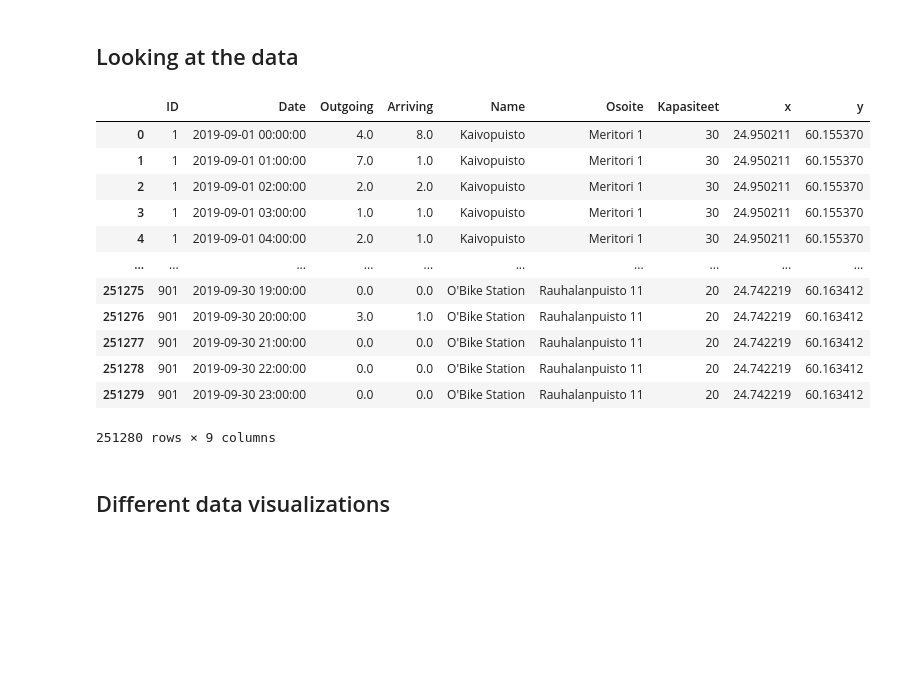
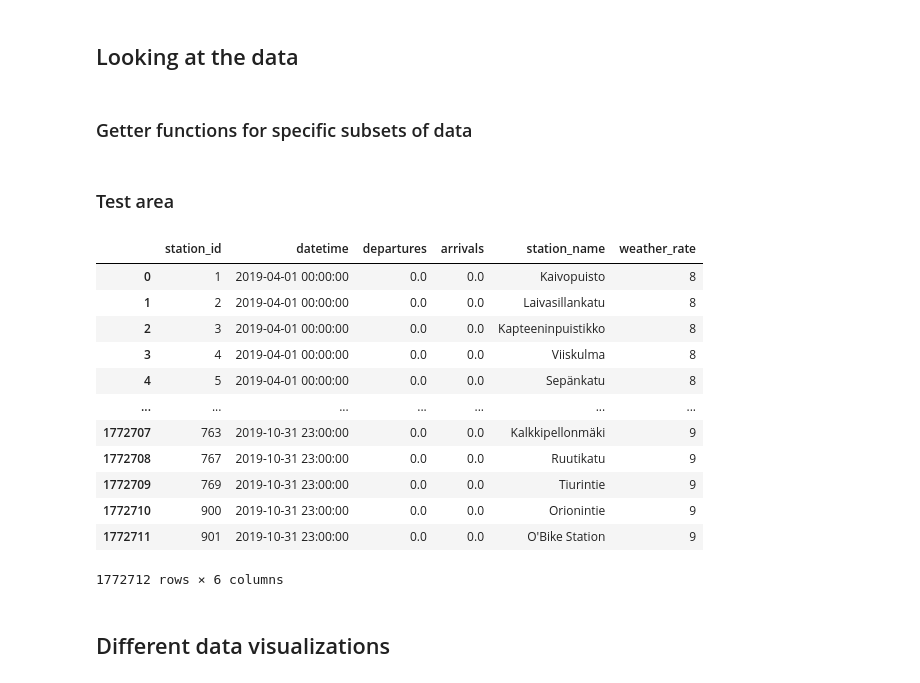
Before and after one commit to giacomogreggio/HSL-citybikes-predictor, a Jupyter notebook: HSL_citybikes_predictor.ipynb, the cells around one changed output. Saved outputs shown, nothing was run; the diff lists cells and outputs as text; code cells hidden in the pictures; blank space fills up the shorter version.

Commit message:
Cleaned up the structure, squashed bugs and added getter for the dataset from the whole summer

```diff
--- a/HSL_citybikes_predictor.ipynb
+++ b/HSL_citybikes_predictor.ipynb
@@ -65 +86,17 @@ def get_station_data():
+# %%
+def get_weather_data():
+  filepath ='/content/drive/My Drive/HSLDataset/bikeweather_2019.csv'
+  df = pd.read_csv(filepath)
+  df = df.rename(
+      columns={
+      'Vuosi': 'year', 'Kk': 'month', 'Pv': 'day', 'Klo': 'time', 'Aikavyöhyke': 'timezone', 'Pilvien määrä (1/8)': 'cloud_amount',
+      'Ilmanpaine (msl) (hPa)': 'pressure', 'Suhteellinen kosteus (%)': 'rel_humidity', 'Sateen intensiteetti (mm/h)': 'rain_intensity',
+      'Lumensyvyys (cm)': 'snow_depth', 'Ilman lämpötila (degC)': 'air_temp', 'Kastepistelämpötila (degC)': 'dew-point_temp',
+      'Näkyvyys (m)': 'visibility', 'Tuulen suunta (deg)': 'wind_dir', 'Puuskanopeus (m/s)': 'gust_speed', 'Tuulen nopeus (m/s)': 'wind_speed'
+      }
+  )
+  df = df.drop(['pressure', 'rel_humidity', 'snow_depth', 'dew-point_temp', 'wind_dir', 'gust_speed'], axis=1)
+  df['datetime']=pd.to_datetime(df.year.astype(str)+'-'+df.month.astype(str)+'-'+df.day.astype(str)+' '+df.time.astype(str))
+  df['weather_rate'] = df.apply(lambda row: rate_weather(row), axis=1)
+  return df
 # %%
@@ -114,0 +161,5 @@ def preprocess_month(month):
+# %%
+def drop_columns_bikes(df):
+  bikes = df.drop(columns=['Osoite','Kapasiteet','x','y'])
+  bikes = bikes.rename(columns={'Date':'datetime', 'Outgoing':'departures', 'Arriving':'arrivals','ID':'station_id','Name':'station_name'})
+  return bikes
@@ -128,4 +186,23 @@ for month in range(4,11):
+# %%
+def get_all_data():
+  data_april = get_processed_data_for_month(4)
+  data_may = get_processed_data_for_month(5)
+  data_june = get_processed_data_for_month(6)
+  data_july = get_processed_data_for_month(7)
+  data_august = get_processed_data_for_month(8)
+  data_september = get_processed_data_for_month(9)
+  data_october = get_processed_data_for_month(10)
+
+  big_boi = pd.concat([data_april, data_may, data_june, data_july, data_august, data_september, data_october])
+
+  weather_data = get_weather_data()
+
+  merged_megaset = merge_tables(drop_columns_bikes(big_boi),drop_columns_weather(weather_data))
+
+  return merged_megaset
 # %% [markdown]
 ## Looking at the data
+# %% [markdown]
+### Getter functions for specific subsets of data
 # %%
 def data_of_station_for_weekdays_in_month(dataframe, station, month, weekday):
@@ -134,21 +211,23 @@ def data_of_station_for_weekdays_in_month(dataframe, station, month, weekday):
   return station_data_for_month
-# %%
-data =  get_processed_data_for_month(9)
-data
-# %% [output]
-|  | ID | Date | Outgoing | Arriving | Name | Osoite | Kapasiteet | x | y |
-| 0 | 1 | 2019-09-01 00:00:00 | 4.0 | 8.0 | Kaivopuisto | Meritori 1 | 30 | 24.950211 | 60.155370 |
-| 1 | 1 | 2019-09-01 01:00:00 | 7.0 | 1.0 | Kaivopuisto | Meritori 1 | 30 | 24.950211 | 60.155370 |
-| 2 | 1 | 2019-09-01 02:00:00 | 2.0 | 2.0 | Kaivopuisto | Meritori 1 | 30 | 24.950211 | 60.155370 |
-| 3 | 1 | 2019-09-01 03:00:00 | 1.0 | 1.0 | Kaivopuisto | Meritori 1 | 30 | 24.950211 | 60.155370 |
-| 4 | 1 | 2019-09-01 04:00:00 | 2.0 | 1.0 | Kaivopuisto | Meritori 1 | 30 | 24.950211 | 60.155370 |
-| ... | ... | ... | ... | ... | ... | ... | ... | ... | ... |
-| 251275 | 901 | 2019-09-30 19:00:00 | 0.0 | 0.0 | O'Bike Station | Rauhalanpuisto 11 | 20 | 24.742219 | 60.163412 |
-| 251276 | 901 | 2019-09-30 20:00:00 | 3.0 | 1.0 | O'Bike Station | Rauhalanpuisto 11 | 20 | 24.742219 | 60.163412 |
-| 251277 | 901 | 2019-09-30 21:00:00 | 0.0 | 0.0 | O'Bike Station | Rauhalanpuisto 11 | 20 | 24.742219 | 60.163412 |
-| 251278 | 901 | 2019-09-30 22:00:00 | 0.0 | 0.0 | O'Bike Station | Rauhalanpuisto 11 | 20 | 24.742219 | 60.163412 |
-| 251279 | 901 | 2019-09-30 23:00:00 | 0.0 | 0.0 | O'Bike Station | Rauhalanpuisto 11 | 20 | 24.742219 | 60.163412 |
-251280 rows × 9 columns
+# %% [markdown]
+### Test area
+# %%
+all_data = get_all_data()
+all_data
+# %% [output]
+|  | station_id | datetime | departures | arrivals | station_name | weather_rate |
+| 0 | 1 | 2019-04-01 00:00:00 | 0.0 | 0.0 | Kaivopuisto | 8 |
+| 1 | 2 | 2019-04-01 00:00:00 | 0.0 | 0.0 | Laivasillankatu | 8 |
+| 2 | 3 | 2019-04-01 00:00:00 | 0.0 | 0.0 | Kapteeninpuistikko | 8 |
+| 3 | 4 | 2019-04-01 00:00:00 | 0.0 | 0.0 | Viiskulma | 8 |
+| 4 | 5 | 2019-04-01 00:00:00 | 0.0 | 0.0 | Sepänkatu | 8 |
+| ... | ... | ... | ... | ... | ... | ... |
+| 1772707 | 763 | 2019-10-31 23:00:00 | 0.0 | 0.0 | Kalkkipellonmäki | 9 |
+| 1772708 | 767 | 2019-10-31 23:00:00 | 0.0 | 0.0 | Ruutikatu | 9 |
+| 1772709 | 769 | 2019-10-31 23:00:00 | 0.0 | 0.0 | Tiurintie | 9 |
+| 1772710 | 900 | 2019-10-31 23:00:00 | 0.0 | 0.0 | Orionintie | 9 |
+| 1772711 | 901 | 2019-10-31 23:00:00 | 0.0 | 0.0 | O'Bike Station | 9 |
+1772712 rows × 6 columns
 # %% [markdown]
 ## Different data visualizations
 # %%
```
Also changed, not shown: parts of 25 cells of this notebook.
